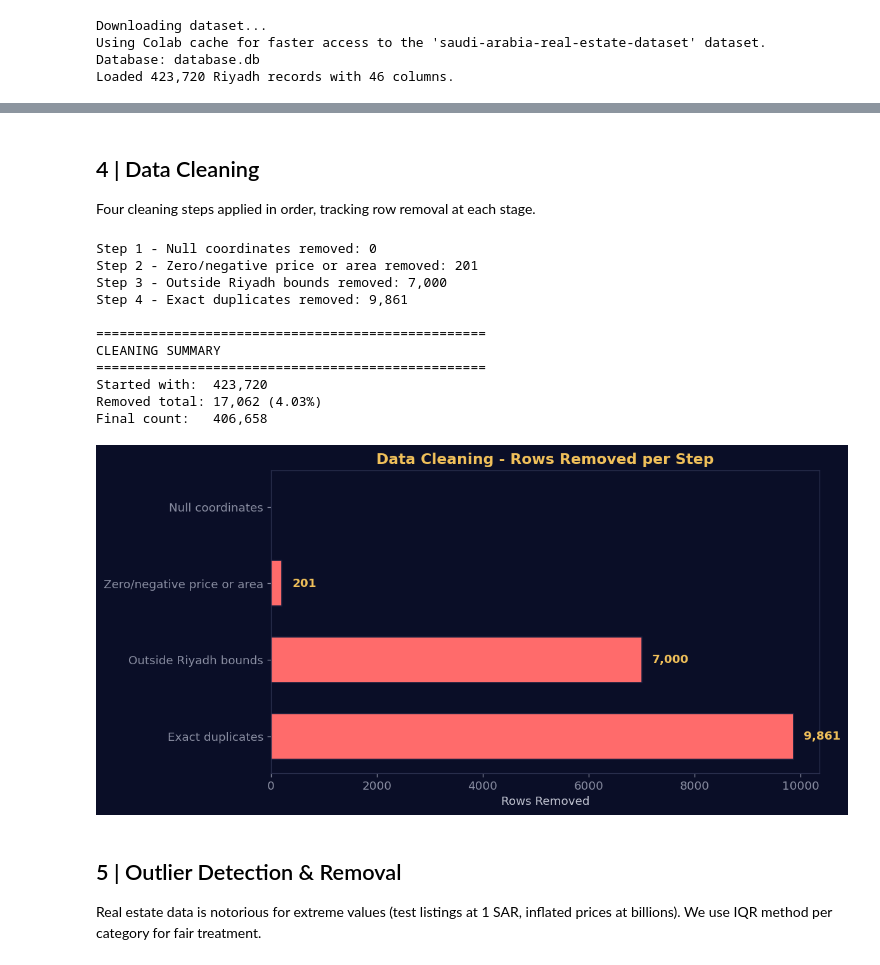
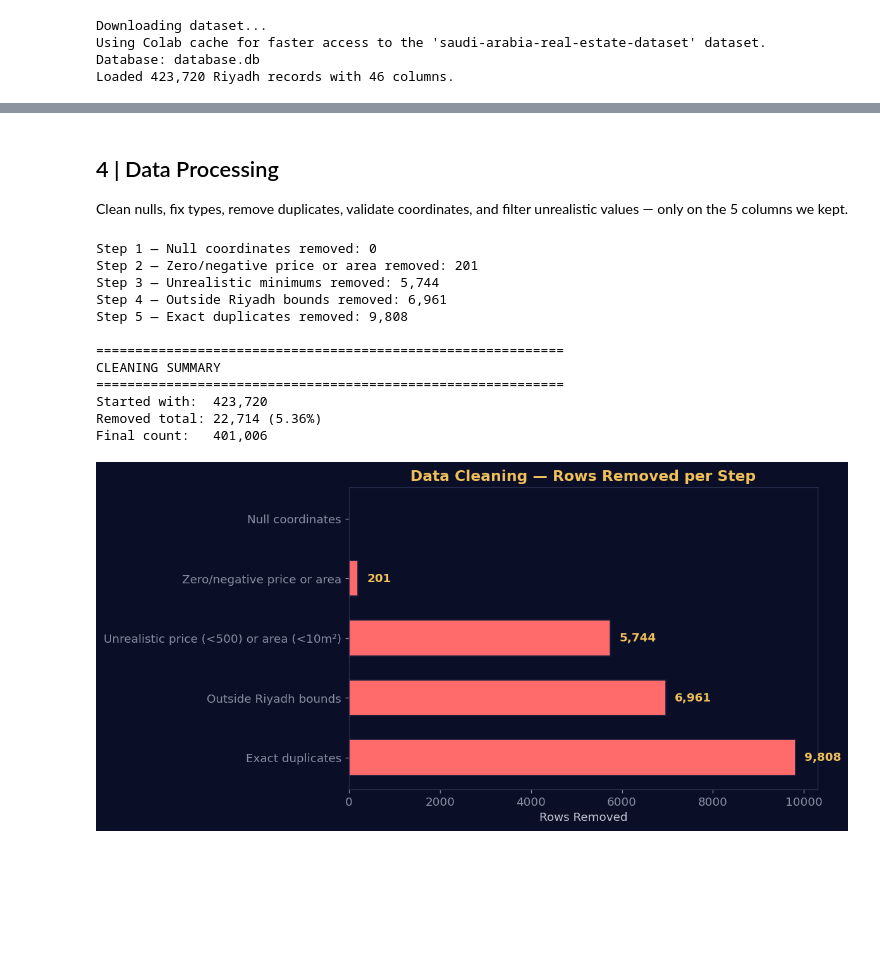
Before and after one commit to AbdulrahmanB-25/Machine_Learning_Competition, a Jupyter notebook: EDA_of_DataSets/EDA_Riyadh_Real_Estate.ipynb, the cells around one changed output, grey strips where cells are left out. Cells and saved outputs as stored; diff of their text form; code cells hidden in the pictures; blank space fills up the shorter version.

Commit message:
Cleaning and orgnizing the files location

```diff
--- a/EDA_of_DataSets/EDA_Riyadh_Real_Estate.ipynb
+++ b/EDA_of_DataSets/EDA_Riyadh_Real_Estate.ipynb
@@ -153,6 +192,6 @@ DESCRIPTIVE STATISTICS
-# %% [markdown]
-## 4 | Data Cleaning
-Four cleaning steps applied in order, tracking row removal at each stage.
+# %% [markdown]
+## 4 | Data Processing
+Clean nulls, fix types, remove duplicates, validate coordinates, and filter unrealistic values — only on the 5 columns we kept.
 # %%
 initial_count = len(df)
 cleaning_log = []
@@ -162,69 +201,82 @@ before = len(df)
 df = df.dropna(subset=['lat', 'lng'])
 removed = before - len(df)
 cleaning_log.append(('Null coordinates', removed))
-print(f"Step 1 - Null coordinates removed: {removed:,}")
+print(f"Step 1 — Null coordinates removed: {removed:,}")
 
 # Step 2: Drop zero/negative price or area
 before = len(df)
 df = df[(df['price'] > 0) & (df['area'] > 0)]
 removed = before - len(df)
 cleaning_log.append(('Zero/negative price or area', removed))
-print(f"Step 2 - Zero/negative price or area removed: {removed:,}")
+print(f"Step 2 — Zero/negative price or area removed: {removed:,}")
 
-# Step 3: Remove coords outside Riyadh bounding box (lat 24.3-25.1, lng 46.2-47.1)
+# Step 3: Remove unrealistic minimum values
+#   - No real property in Riyadh costs less than 500 SAR (even daily rentals)
+#   - No real property has less than 10 m² (smallest studio/room)
+#   Inspection showed price<=100 are test listings (1 SAR villas, 10 SAR land)
+#   and area=1 are data entry errors (apartments listed as 1 m²)
+before = len(df)
+df = df[(df['price'] >= 500) & (df['area'] >= 10)]
+removed = before - len(df)
+cleaning_log.append(('Unrealistic price (<500) or area (<10m²)', removed))
+print(f"Step 3 — Unrealistic minimums removed: {removed:,}")
+
+# Step 4: Remove coords outside Riyadh bounding box (lat 24.3–25.1, lng 46.2–47.1)
 before = len(df)
 lat_mask = (df['lat'] >= 24.3) & (df['lat'] <= 25.1)
 lng_mask = (df['lng'] >= 46.2) & (df['lng'] <= 47.1)
 df = df[lat_mask & lng_mask]
 removed = before - len(df)
 cleaning_log.append(('Outside Riyadh bounds', removed))
-print(f"Step 3 - Outside Riyadh bounds removed: {removed:,}")
+print(f"Step 4 — Outside Riyadh bounds removed: {removed:,}")
 
-# Step 4: Remove exact duplicates
+# Step 5: Remove exact duplicates
 before = len(df)
 df = df.drop_duplicates()
 removed = before - len(df)
 cleaning_log.append(('Exact duplicates', removed))
-print(f"Step 4 - Exact duplicates removed: {removed:,}")
+print(f"Step 5 — Exact duplicates removed: {removed:,}")
+
+df = df.reset_index(drop=True)
 
 total_removed = initial_count - len(df)
-print(f"\n{'=' * 50}")
-print(f"CLEANING SUMMARY")
-print(f"{'=' * 50}")
+print(f'\n{"=" * 60}')
+print("CLEANING SUMMARY")
+print(f'{"=" * 60}')
 print(f"Started with:  {initial_count:,}")
 print(f"Removed total: {total_removed:,} ({total_removed/initial_count*100:.2f}%)")
 print(f"Final count:   {len(df):,}")
 # %% [output]
-Step 1 - Null coordinates removed: 0
-Step 2 - Zero/negative price or area removed: 201
-Step 3 - Outside Riyadh bounds removed: 7,000
-Step 4 - Exact duplicates removed: 9,861
+Step 1 — Null coordinates removed: 0
+Step 2 — Zero/negative price or area removed: 201
+Step 3 — Unrealistic minimums removed: 5,744
+Step 4 — Outside Riyadh bounds removed: 6,961
+Step 5 — Exact duplicates removed: 9,808
 
-==================================================
+============================================================
 CLEANING SUMMARY
-==================================================
+============================================================
 Started with:  423,720
-Removed total: 17,062 (4.03%)
-Final count:   406,658
+Removed total: 22,714 (5.36%)
+Final count:   401,006
 # %%
+# ── Cleaning Summary Chart ──
 fig, ax = plt.subplots(figsize=(10, 5))
-steps = [s[0] for s in cleaning_log]
+steps  = [s[0] for s in cleaning_log]
 counts = [s[1] for s in cleaning_log]
-colors = [CORAL if c > 0 else '#2a2f4e' for c in counts]
+colors = [CORAL if c > 0 else "#2a2f4e" for c in counts]
 
-bars = ax.barh(steps, counts, color=colors, edgecolor='#1a1f3e', height=0.6)
+bars = ax.barh(steps, counts, color=colors, edgecolor="#1a1f3e", height=0.6)
 for bar, count in zip(bars, counts):
     if count > 0:
-        ax.text(bar.get_width() + max(max(counts),1)*0.02, bar.get_y() + bar.get_height()/2,
+        ax.text(bar.get_width() + max(max(counts), 1) * 0.02,
+                bar.get_y() + bar.get_height() / 2,
                 f'{count:,}', va='center', fontsize=11, color=GOLD, fontweight='bold')
 
 ax.set_xlabel('Rows Removed')
-ax.set_title('Data Cleaning - Rows Removed per Step', fontsize=14, fontweight='bold', color=GOLD)
+ax.set_title('Data Cleaning — Rows Removed per Step', fontsize=14, fontweight='bold', color=GOLD)
 ax.invert_yaxis()
 plt.tight_layout()
 plt.show()
 # %% [output]
-[figure, old version]
+[figure, new version]
-# %% [markdown]
-## 5 | Outlier Detection & Removal
-Real estate data is notorious for extreme values (test listings at 1 SAR, inflated prices at billions). We use IQR method per category for fair treatment.
```
Also changed, not shown: parts of 52 cells of this notebook, 6 other files.
